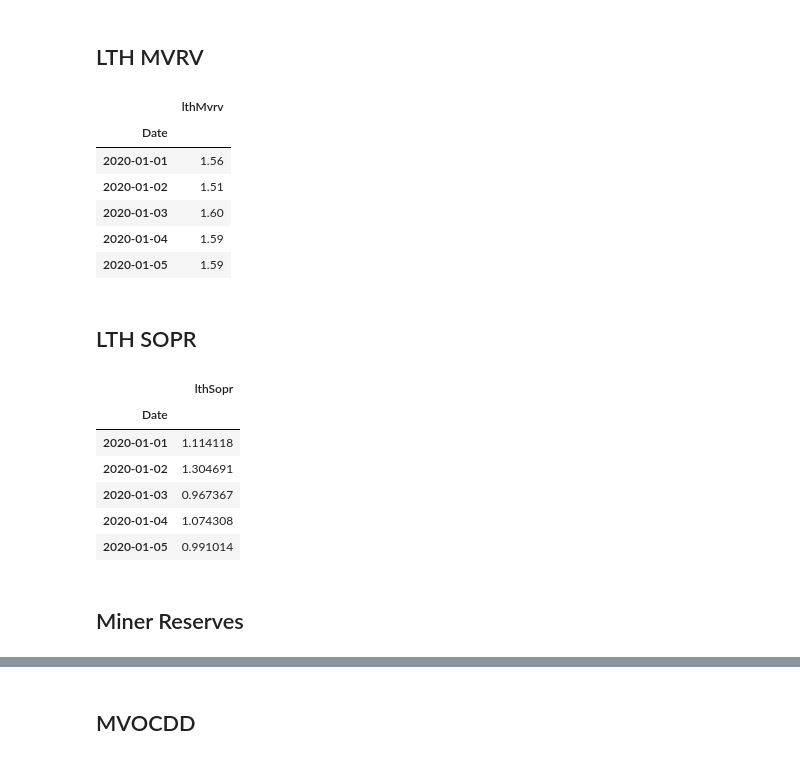
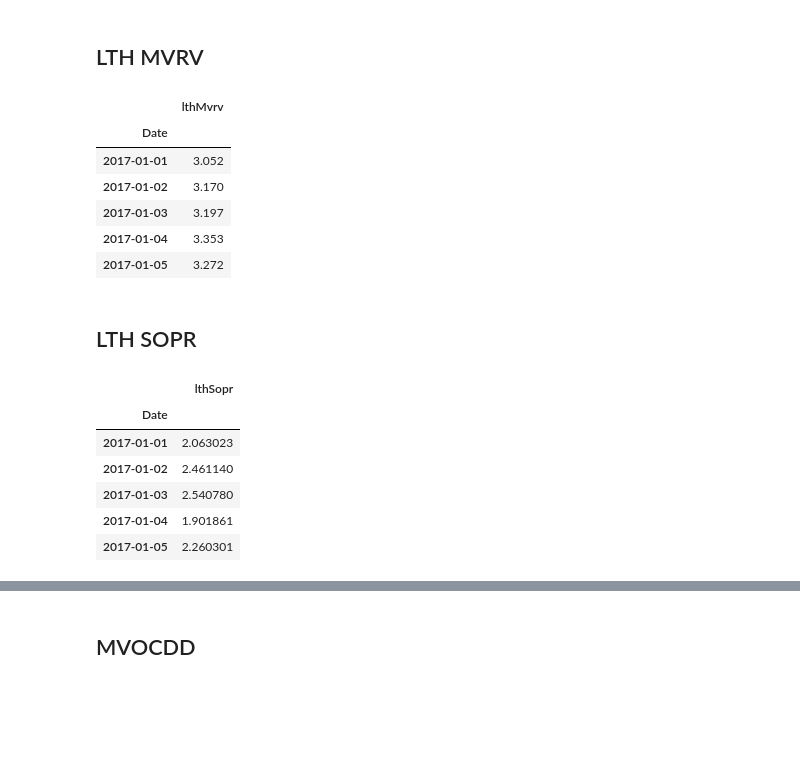
Before and after one commit to Iscorod/Modeling-RNN-LSTM-GRU-BTC-Price-Prediction-with-Blockchain-Data, a Jupyter notebook: Analisis BTC final rolling window.ipynb, the cells around one changed output, grey strips where cells are left out. Drawn from its saved outputs; the diff is of its cells as text; code cells hidden in the pictures; blank space fills up the shorter version.

```diff
--- a/Analisis BTC final rolling window.ipynb
+++ b/Analisis BTC final rolling window.ipynb
@@ -315,28 +276,26 @@ df_investor_price.head()
 # %% [markdown]
 ## LTH MVRV
 # %%
-df_lth_mvrv = cargar_csv_blockchain('lth-mvrv_2020-01-01_to_2025-06-30')
+df_lth_mvrv = cargar_csv_blockchain('lth-mvrv_2017-01-01_to_2025-06-30')
 df_lth_mvrv.head()
 # %% [output]
 |  | lthMvrv |
 | Date |  |
-| 2020-01-01 | 1.56 |
-| 2020-01-02 | 1.51 |
-| 2020-01-03 | 1.60 |
-| 2020-01-04 | 1.59 |
-| 2020-01-05 | 1.59 |
+| 2017-01-01 | 3.052 |
+| 2017-01-02 | 3.170 |
+| 2017-01-03 | 3.197 |
+| 2017-01-04 | 3.353 |
+| 2017-01-05 | 3.272 |
 # %% [markdown]
 ## LTH SOPR
 # %%
-df_lth_sopr = cargar_csv_blockchain('lth-sopr_2020-01-01_to_2025-06-30')
+df_lth_sopr = cargar_csv_blockchain('lth-sopr_2017-01-01_to_2025-06-30')
 df_lth_sopr.head()
 # %% [output]
 |  | lthSopr |
 | Date |  |
-| 2020-01-01 | 1.114118 |
-| 2020-01-02 | 1.304691 |
-| 2020-01-03 | 0.967367 |
-| 2020-01-04 | 1.074308 |
-| 2020-01-05 | 0.991014 |
+| 2017-01-01 | 2.063023 |
+| 2017-01-02 | 2.461140 |
+| 2017-01-03 | 2.540780 |
+| 2017-01-04 | 1.901861 |
+| 2017-01-05 | 2.260301 |
-# %% [markdown]
-## Miner Reserves
```
Also changed, not shown: parts of 56 cells of this notebook.
